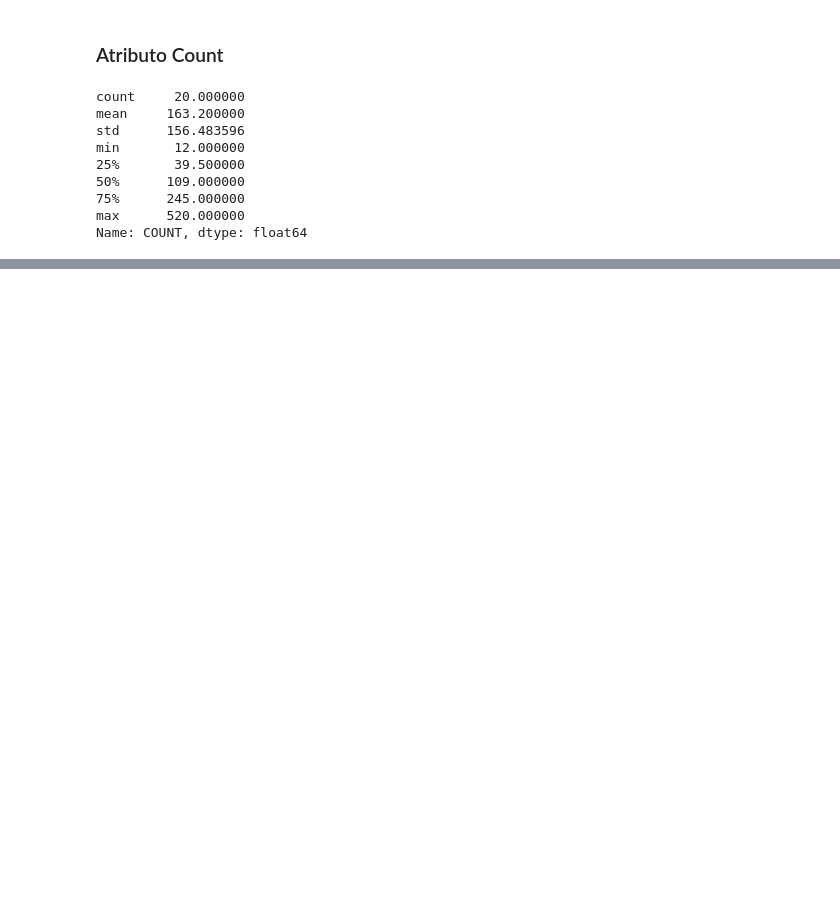
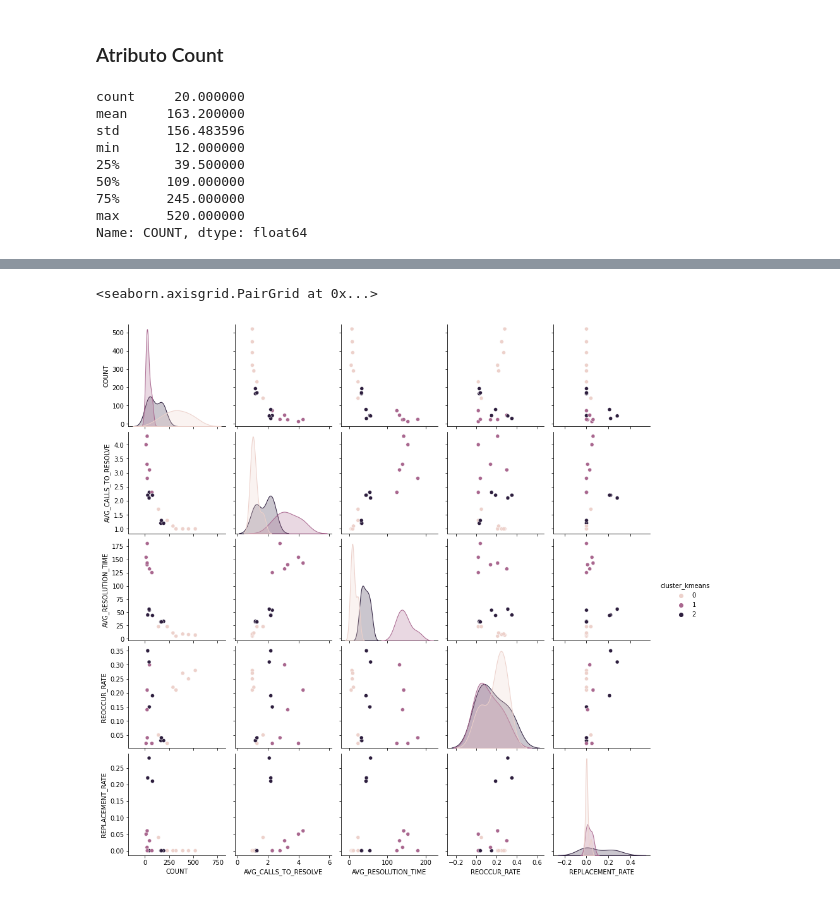
Before and after one commit to leo-hoet/explotaciondedatos, a Jupyter notebook: tp2.ipynb, the cells around one changed output, grey strips where cells are left out. Drawn from its saved outputs; the diff is of its cells as text; code cells hidden in the pictures; blank space fills up the shorter version.

```diff
--- a/tp2.ipynb
+++ b/tp2.ipynb
@@ -237,0 +269,9 @@ px.histogram(df, x="PROBLEM_TYPE", y="COUNT",  hover_data=df.columns)
+# %%
+X = df[['AVG_CALLS_TO_RESOLVE', 'AVG_RESOLUTION_TIME', 'REPLACEMENT_RATE']]
+kmeans = KMeans(n_clusters=3, random_state=0).fit(X)
+df['cluster_kmeans'] = kmeans.predict(X)
+
+sns.pairplot(data=df, hue="cluster_kmeans")
+# %% [output]
+<seaborn.axisgrid.PairGrid at 0x...>
+[figure, added]
```
Also changed, not shown: parts of 18 cells of this notebook.
